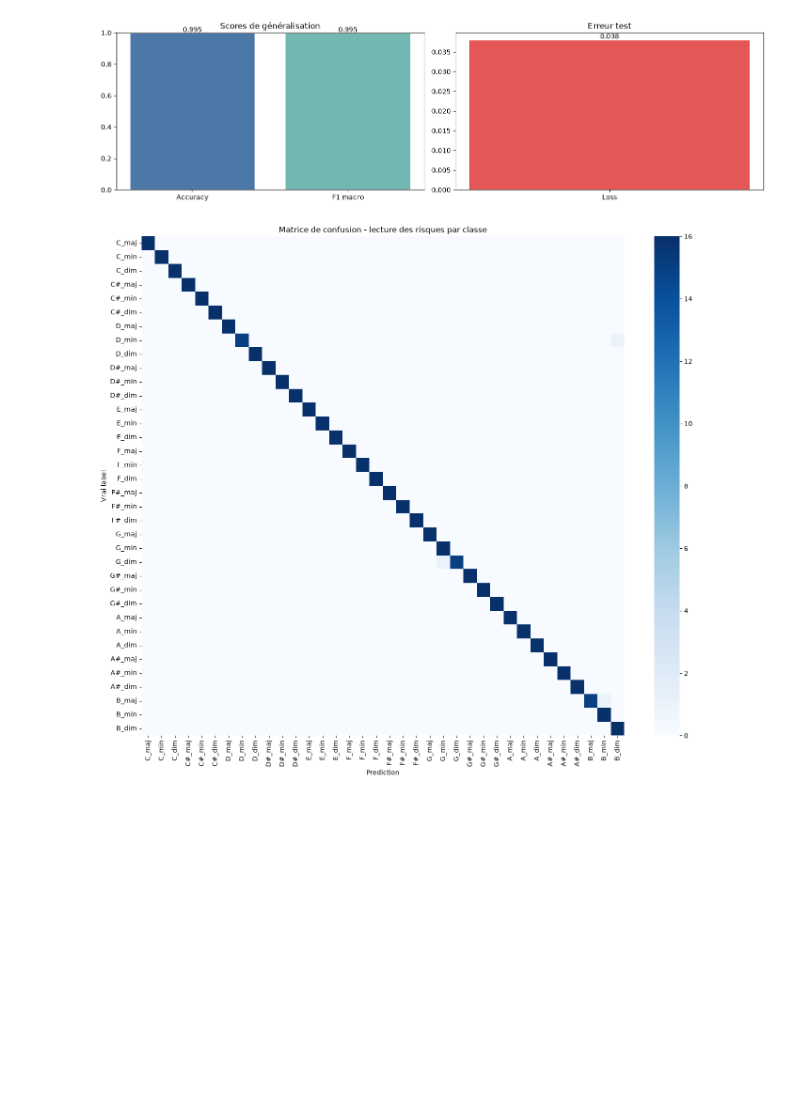
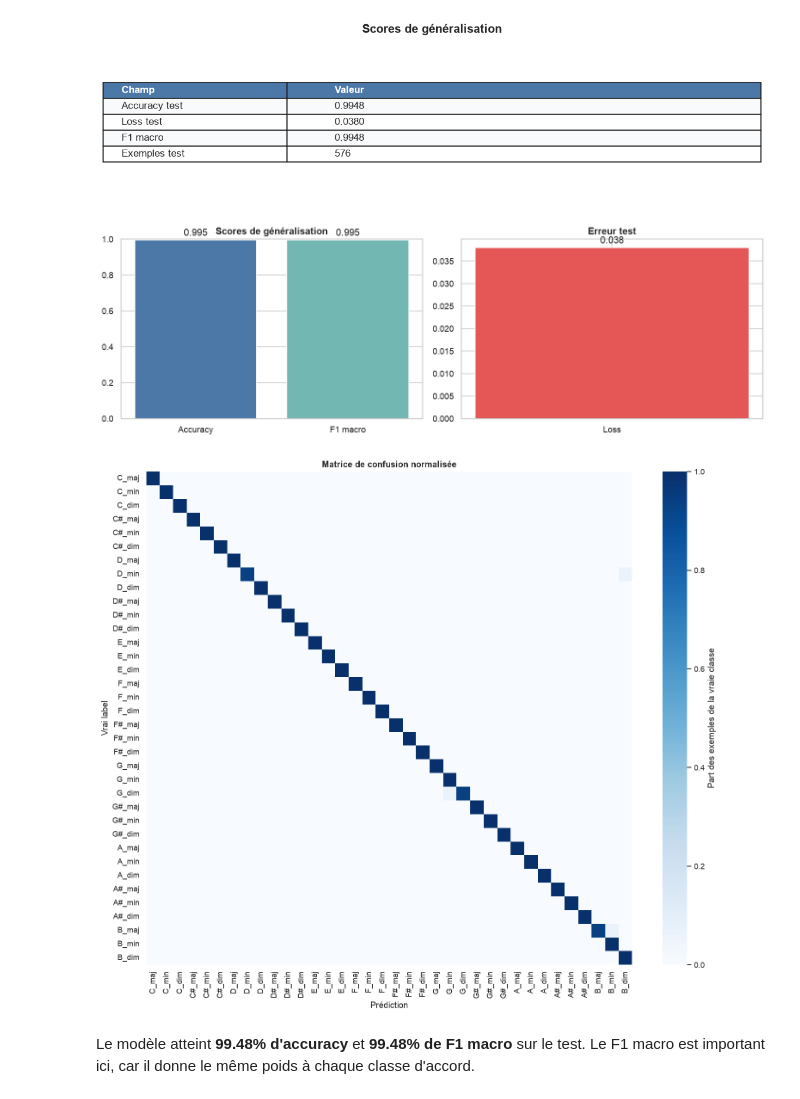
Before and after one commit to dev-gasy/musica, a Jupyter notebook: musica.ipynb, the cells around one changed output. Cells and saved outputs as stored; diff of their text form; code cells hidden in the pictures; blank space fills up the shorter version.

```diff
--- a/musica.ipynb
+++ b/musica.ipynb
@@ -204,0 +160,18 @@ plt.show()
+# %%
+trainer = ChordTrainer(config, dataset)
+training = trainer.train_or_load(prepared)
+
+show_table(
+    "Run modèle",
+    [
+        ("Signature", training.signature),
+        ("Statut", "cache réutilisé" if training.cache_hit else "modèle entraîné"),
+        ("Modèle", training.model_path.relative_to(PROJECT_ROOT)),
+        ("Historique", training.history_log_path.relative_to(PROJECT_ROOT)),
+    ],
+)
+
+display(Markdown(
+    "Le cache rend la démonstration reproductible et rapide. "
+    "Si les données ou les hyperparamètres changent, la signature change aussi et un nouveau run peut être produit."
+))
@@ -235,30 +233,22 @@ On mesure les performances sur le test et on affiche la matrice de confusion.
 # %%
 evaluator = ChordEvaluator()
-evaluation = evaluator.evaluate(training.model, prepared.x_test, prepared.y_test, prepared.dataset.labels)
+evaluation = evaluator.evaluate(training.model, prepared.x_test, prepared.y_test, dataset.labels)
+prediction_analysis = evaluate_predictions(training.model, prepared, dataset.labels)
 
-y_pred_proba = training.model.predict(prepared.x_test, verbose=0)
-y_pred = np.argmax(y_pred_proba, axis=1)
+show_table(
+    "Scores de généralisation",
+    [
+        ("Accuracy test", f"{evaluation.test_accuracy:.4f}"),
+        ("Loss test", f"{evaluation.test_loss:.4f}"),
+        ("F1 macro", f"{evaluation.f1_macro:.4f}"),
+        ("Exemples test", len(prepared.y_test)),
+    ],
+)
+plot_test_metrics(evaluation)
+plot_confusion_matrix(dataset.labels, prediction_analysis["cm_normalized"])
 
-fig, axes = plt.subplots(1, 2, figsize=(14, 4))
-metric_names = ["Accuracy", "F1 macro"]
-metric_values = [evaluation.test_accuracy, evaluation.f1_macro]
-axes[0].bar(metric_names, metric_values, color=["#4C78A8", "#72B7B2"])
-axes[0].set_ylim(0, 1)
-axes[0].set_title("Scores de généralisation")
-axes[0].bar_label(axes[0].containers[0], fmt="%.3f")
-
-axes[1].bar(["Loss"], [evaluation.test_loss], color="#E45756")
-axes[1].set_title("Erreur test")
-axes[1].bar_label(axes[1].containers[0], fmt="%.3f")
-plt.tight_layout()
-plt.show()
-
-cm = confusion_matrix(prepared.y_test, y_pred)
-plt.figure(figsize=(14, 12))
-sns.heatmap(cm, annot=False, cmap="Blues", xticklabels=prepared.dataset.labels, yticklabels=prepared.dataset.labels)
-plt.xlabel("Prediction")
-plt.ylabel("Vrai label")
-plt.title("Matrice de confusion - lecture des risques par classe")
-plt.tight_layout()
-plt.show()
+display(Markdown(
+    f"Le modèle atteint **{evaluation.test_accuracy:.2%} d'accuracy** et **{evaluation.f1_macro:.2%} de F1 macro** sur le test. "
+    "Le F1 macro est important ici, car il donne le même poids à chaque classe d'accord."
+))
 # %% [output]
@@ -267,2 +257,4 @@ plt.show()
-[figure, old version]
+[figure, new version]
-[figure, old version]
+[figure, new version]
+[figure, added]
+Le modèle atteint **99.48% d'accuracy** et **99.48% de F1 macro** sur le test. Le F1 macro est important ici, car il donne le même poids à chaque classe d'accord.
```
Also changed, not shown: parts of 33 cells of this notebook, 11 other files.
